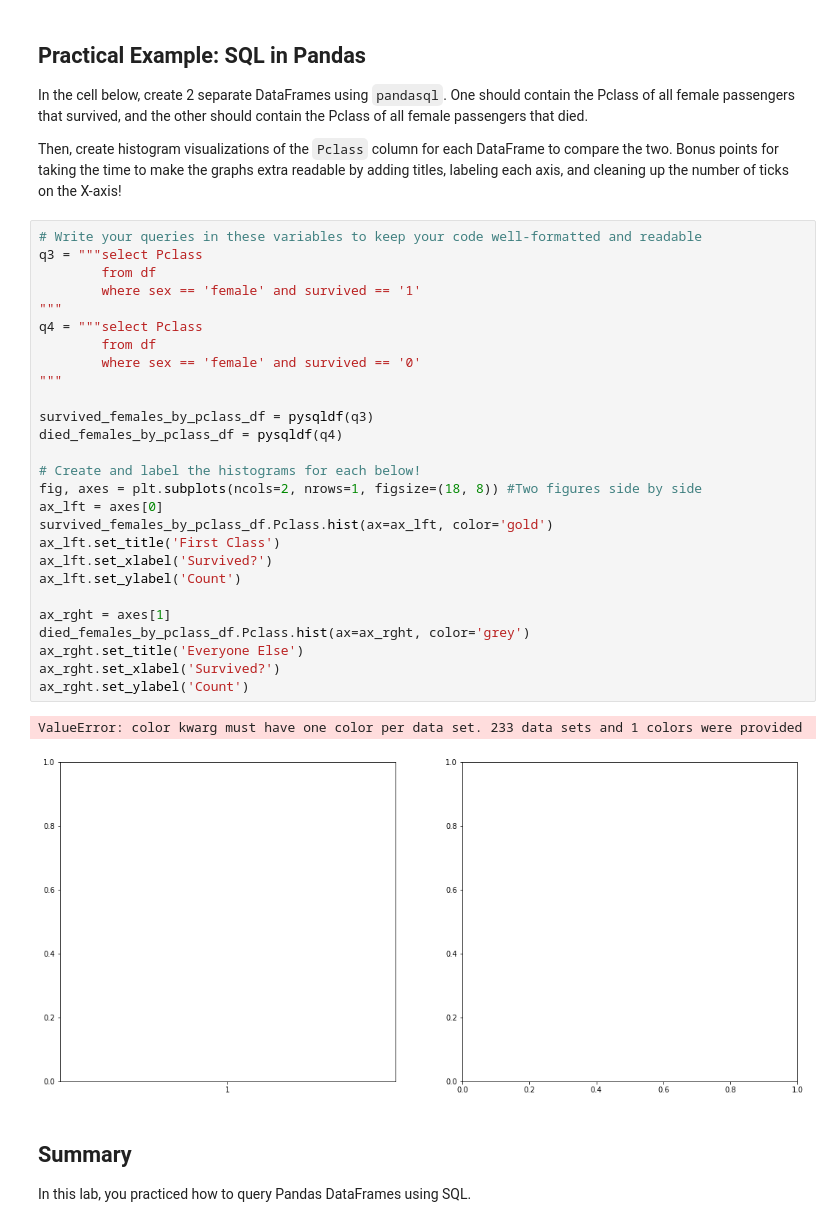
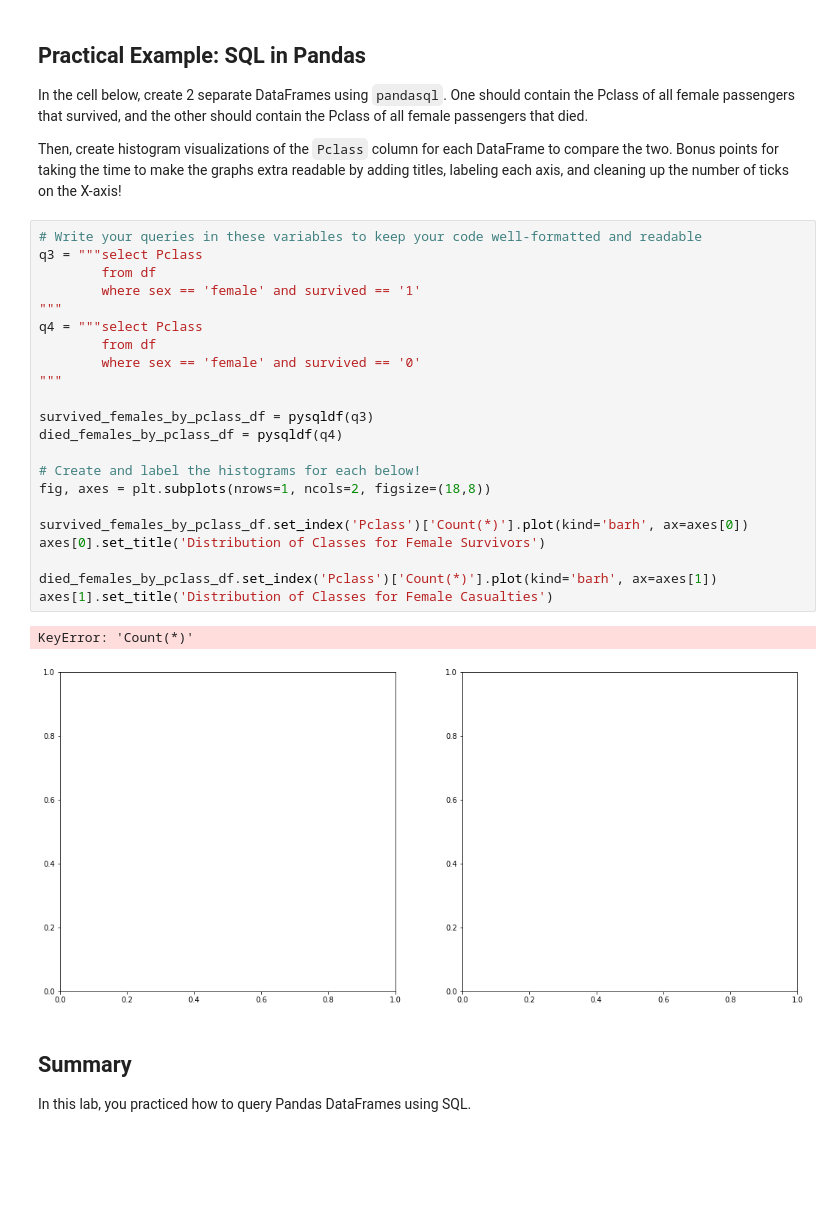
Before and after one commit to kiryl-p/dsc-using-sql-with-pandas-lab-nyc-ds-career-042219, a Jupyter notebook: index.ipynb, the cells around one changed output. Cells and saved outputs as stored; diff of their text form; blank space fills up the shorter version.

```diff
--- a/index.ipynb
+++ b/index.ipynb
@@ -386,33 +386,28 @@ Then, create histogram visualizations of the `Pclass` column for each DataFrame
 # %%
 # Write your queries in these variables to keep your code well-formatted and readable
 q3 = """select Pclass
         from df
         where sex == 'female' and survived == '1'
 """
 q4 = """select Pclass
         from df
         where sex == 'female' and survived == '0'
 """
 
 survived_females_by_pclass_df = pysqldf(q3)
 died_females_by_pclass_df = pysqldf(q4)
 
 # Create and label the histograms for each below!
-fig, axes = plt.subplots(ncols=2, nrows=1, figsize=(18, 8)) #Two figures side by side
-ax_lft = axes[0]
-survived_females_by_pclass_df.Pclass.hist(ax=ax_lft, color='gold')
-ax_lft.set_title('First Class')
-ax_lft.set_xlabel('Survived?')
-ax_lft.set_ylabel('Count')
+fig, axes = plt.subplots(nrows=1, ncols=2, figsize=(18,8))
 
-ax_rght = axes[1]
-died_females_by_pclass_df.Pclass.hist(ax=ax_rght, color='grey')
-ax_rght.set_title('Everyone Else')
-ax_rght.set_xlabel('Survived?')
-ax_rght.set_ylabel('Count')
+survived_females_by_pclass_df.set_index('Pclass')['Count(*)'].plot(kind='barh', ax=axes[0])
+axes[0].set_title('Distribution of Classes for Female Survivors')
+
+died_females_by_pclass_df.set_index('Pclass')['Count(*)'].plot(kind='barh', ax=axes[1])
+axes[1].set_title('Distribution of Classes for Female Casualties')
 # %% [output]
-ValueError: color kwarg must have one color per data set. 233 data sets and 1 colors were provided
+KeyError: 'Count(*)'
-[figure, old version]
+[figure, new version]
 # %% [markdown]
 ## Summary
 
```
